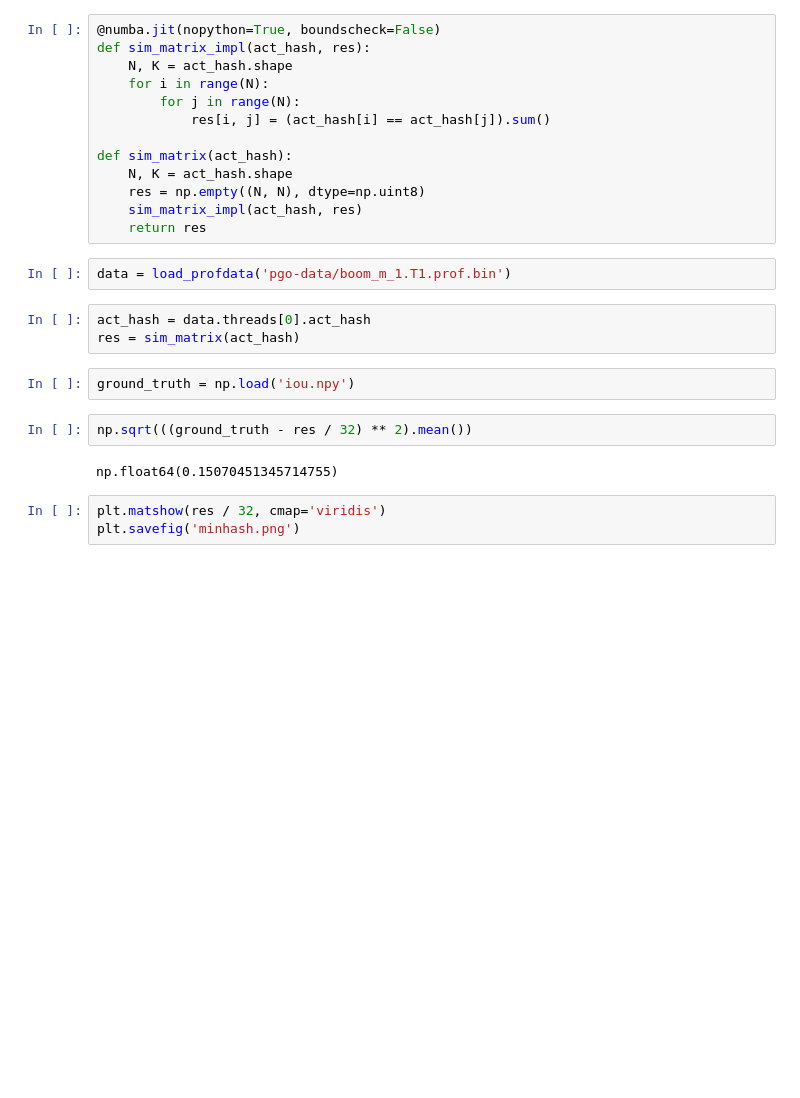
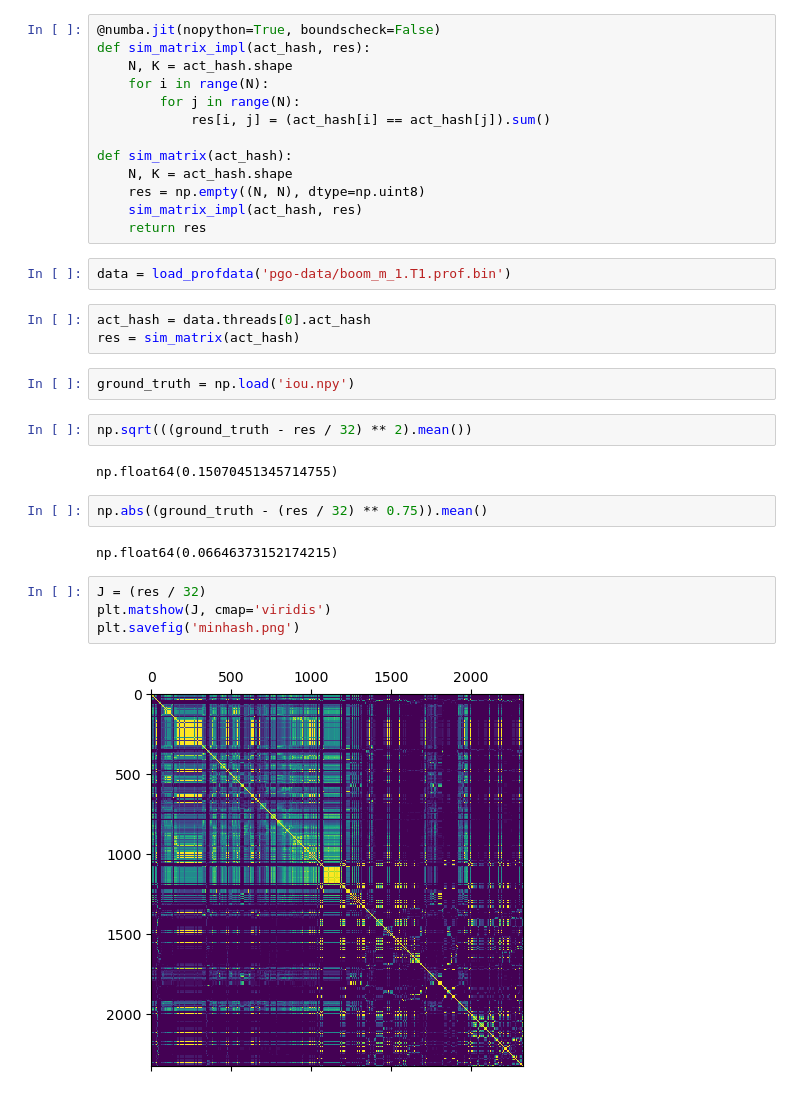
Before and after one commit to pku-liang/p2sim, a Jupyter notebook: analysis2.ipynb, the cells around one changed output. Cells and saved outputs as stored; diff of their text form; blank space fills up the shorter version.

```diff
--- a/analysis2.ipynb
+++ b/analysis2.ipynb
@@ -27,6 +27,13 @@ ground_truth = np.load('iou.npy')
 np.sqrt(((ground_truth - res / 32) ** 2).mean())
 # %% [output]
 np.float64(0.15070451345714755)
+# %%
+np.abs((ground_truth - (res / 32) ** 0.75)).mean()
+# %% [output]
+np.float64(0.06646373152174215)
 # %%
-plt.matshow(res / 32, cmap='viridis')
+J = (res / 32)
+plt.matshow(J, cmap='viridis')
 plt.savefig('minhash.png')
+# %% [output]
+[figure, added]
```
